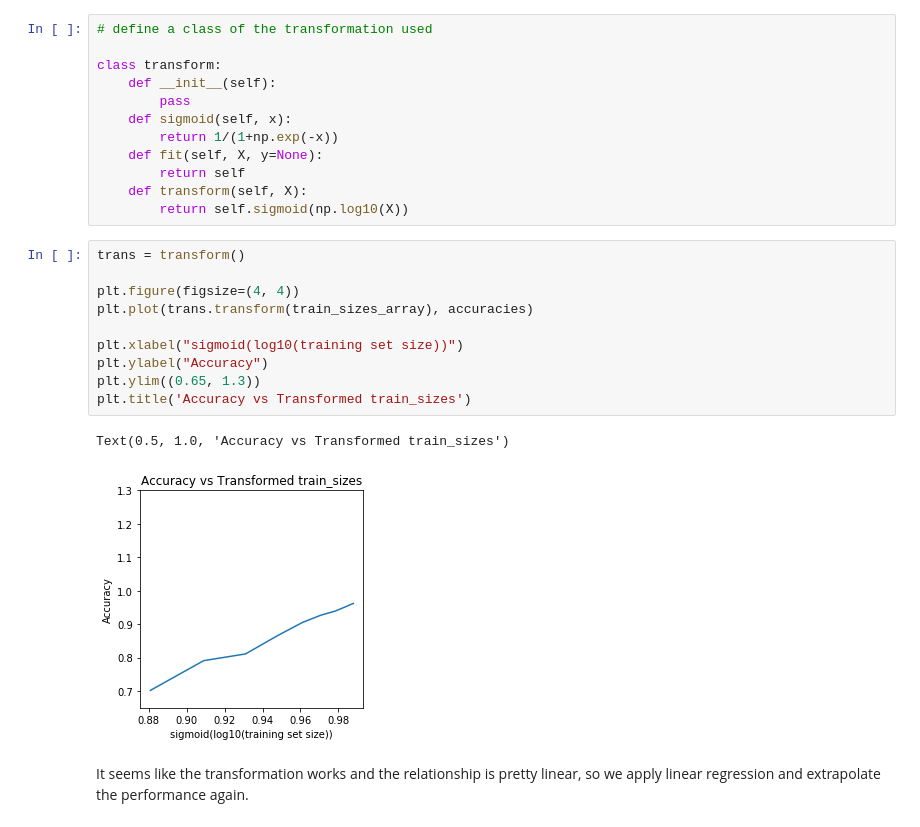
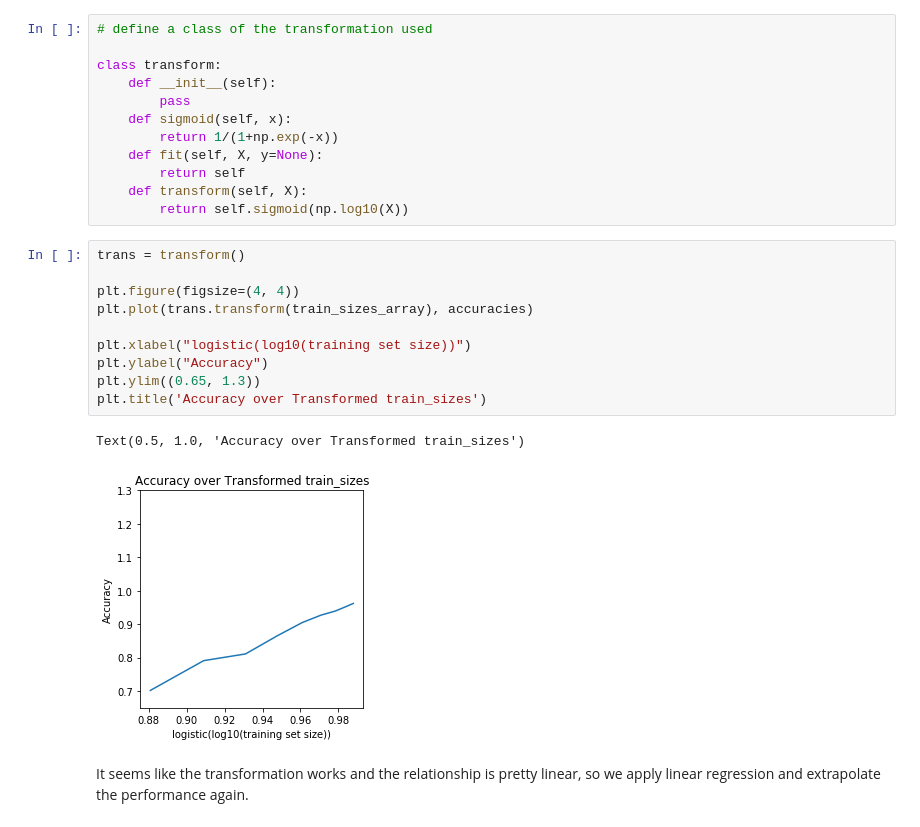
Before and after one commit to erikhou45/ucb-w207-applied-ml, a Jupyter notebook: projects/Erik_Hou_p1.ipynb, the cells around one changed output. Drawn from its saved outputs; the diff is of its cells as text.

```diff
--- a/projects/Erik_Hou_p1.ipynb
+++ b/projects/Erik_Hou_p1.ipynb
@@ -275,16 +280,16 @@ class transform:
 # %%
 trans = transform()
 
 plt.figure(figsize=(4, 4))
 plt.plot(trans.transform(train_sizes_array), accuracies)
 
-plt.xlabel("sigmoid(log10(training set size))")
+plt.xlabel("logistic(log10(training set size))")
 plt.ylabel("Accuracy")
 plt.ylim((0.65, 1.3))
-plt.title('Accuracy vs Transformed train_sizes')
+plt.title('Accuracy over Transformed train_sizes')
 # %% [output]
-Text(0.5, 1.0, 'Accuracy vs Transformed train_sizes')
+Text(0.5, 1.0, 'Accuracy over Transformed train_sizes')
-[figure, old version]
+[figure, new version]
 # %% [markdown]
 It seems like the transformation works and the relationship is pretty linear, so we apply linear regression and extrapolate the performance again.
 # %%
```
Also changed, not shown: parts of 25 cells of this notebook.
